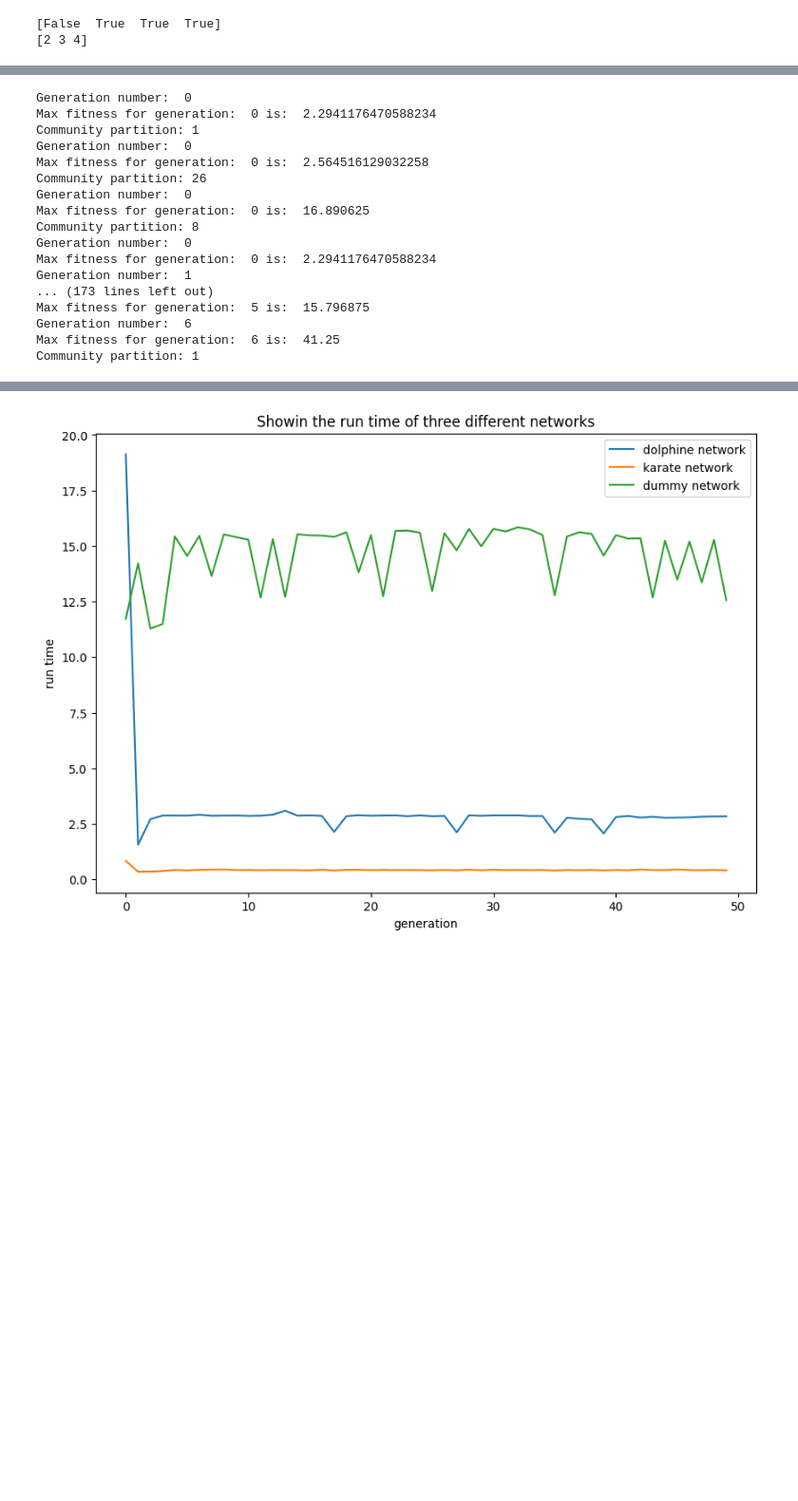
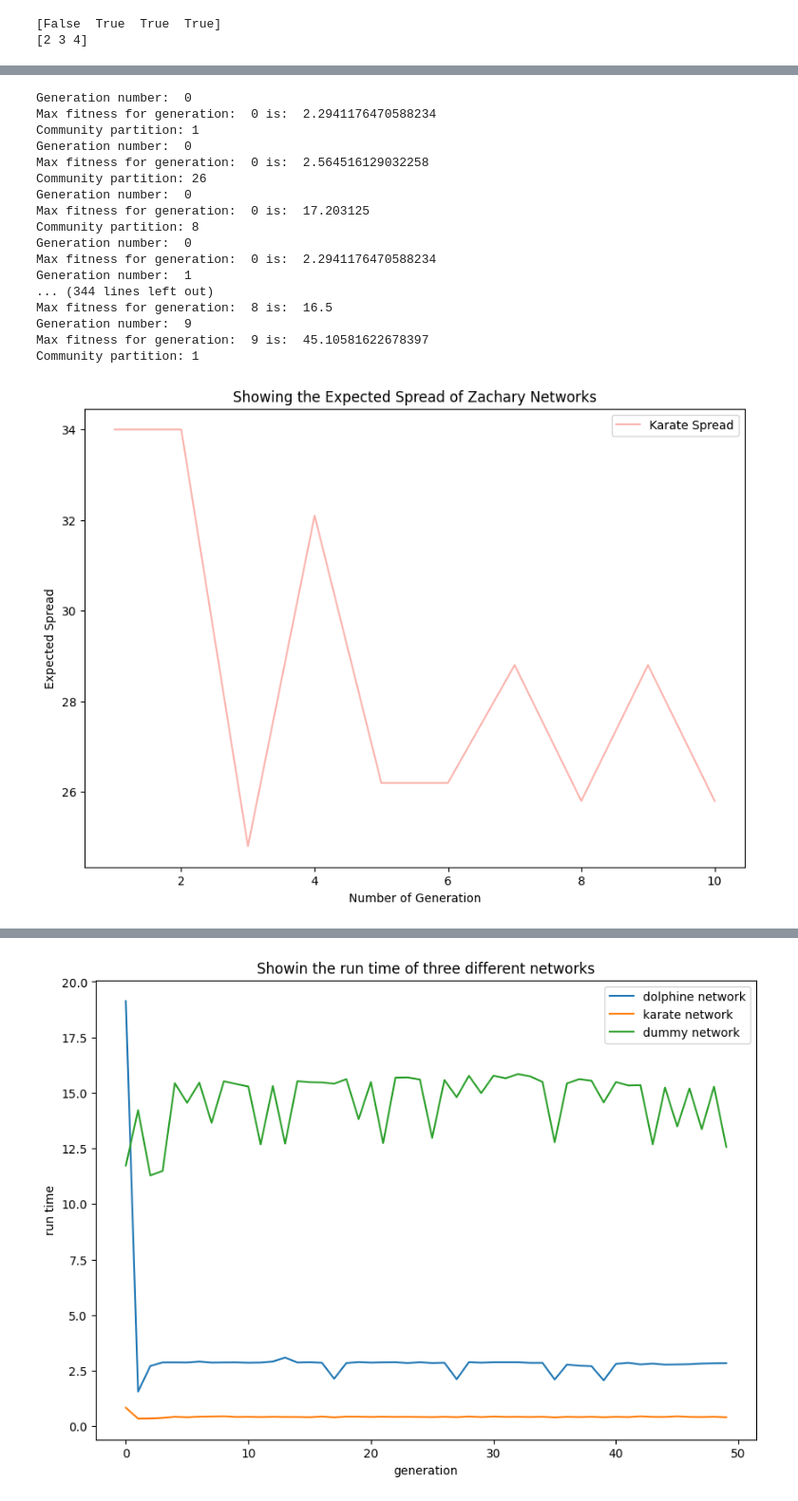
Before and after one commit to mbjallow6/Influence-Maximization-Review, a Jupyter notebook: social_network_influence.ipynb, the cells around one changed output, grey strips where cells are left out. Shown at 95% size. Drawn from its saved outputs; the diff is of its cells as text; code cells hidden in the pictures; blank space fills up the shorter version.

```diff
--- a/social_network_influence.ipynb
+++ b/social_network_influence.ipynb
@@ -531,7 +505,7 @@ def evolution2(max_gen,num_nodes, pop_size, tour, cross_prob= 0.8, mutate_prob=
 # karate_evolution
 
 karate_evolution ,dolphin_evolution, dummy_evolution = [],[],[]
-for i in range(1,8):
+for i in range(1,11):
   karate = evolution2(max_gen= i,num_nodes= 34,pop_size= 120, tour=2)
   karate_evolution.append(karate)
   dolphin = evolution(max_gen=i,num_nodes=62, pop_size=220,tour=2)
@@ -546,15 +520,15 @@ Generation number:  0
 Max fitness for generation:  0 is:  2.564516129032258
 Community partition: 26
 Generation number:  0
-Max fitness for generation:  0 is:  16.890625
+Max fitness for generation:  0 is:  17.203125
 Community partition: 8
 Generation number:  0
 Max fitness for generation:  0 is:  2.2941176470588234
 Generation number:  1
-... (173 lines left out)
-Max fitness for generation:  5 is:  15.796875
-Generation number:  6
-Max fitness for generation:  6 is:  41.25
+... (344 lines left out)
+Max fitness for generation:  8 is:  16.5
+Generation number:  9
+Max fitness for generation:  9 is:  45.10581622678397
 Community partition: 1
 # %%
 karate_evolution[0][0]
@@ -619,4 +593,11 @@ for i in range(7):
   dummy_seed = list(dummy_evolution[i][0])
   dummy_spread = IC(dummy_graph,dummy_seed, p=0.5, mc = 10)
   dummy_sp.append(dummy_spread)
+# %%
+plt.plot(range(1,len(karate_sp)+1),karate_sp,label="Karate Spread",color="#FBB4AE")
+plt.xlabel('Number of Generation'); plt.ylabel('Expected Spread')
+plt.title('Showing the Expected Spread of Zachary Networks'); plt.legend(loc=1);
+plt.show()
+# %% [output]
+[figure, added]
 # %%
```
Also changed, not shown: parts of 8 cells of this notebook.
